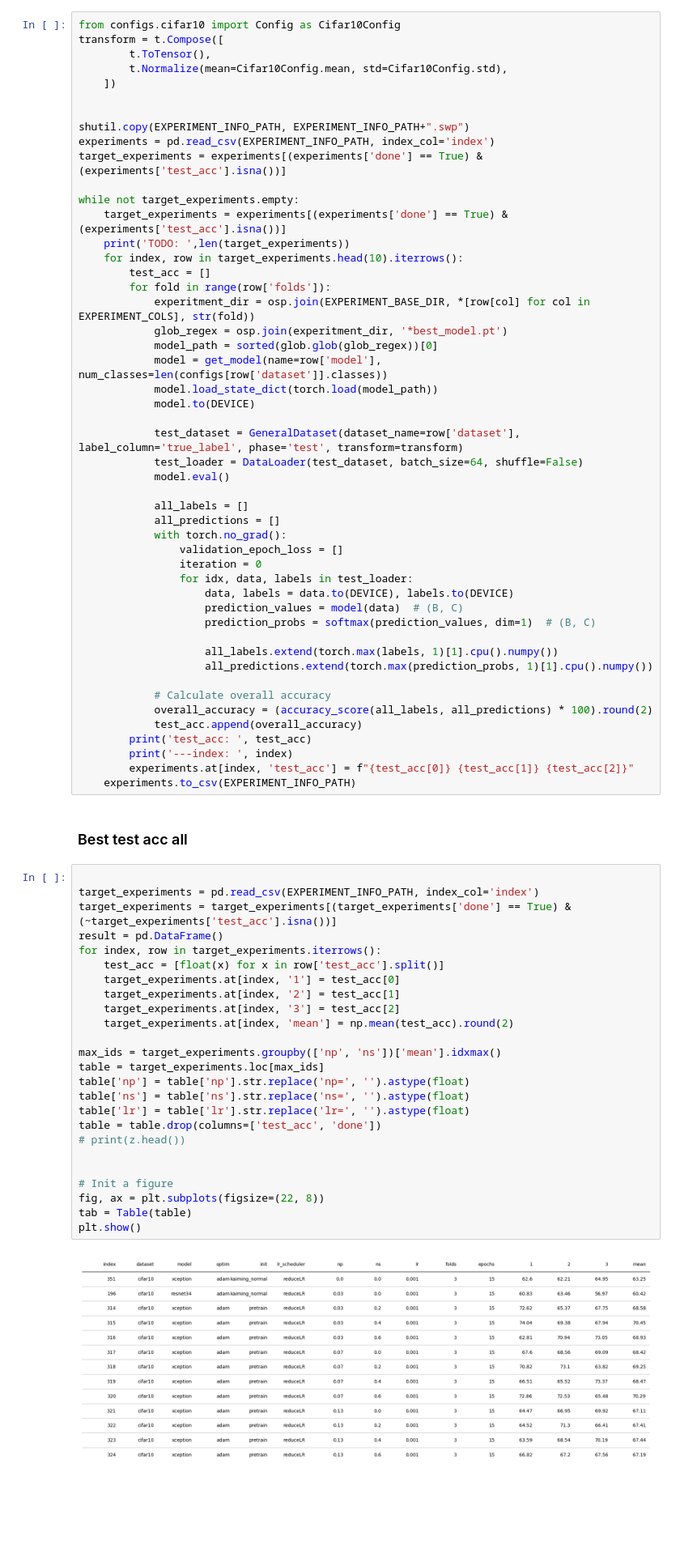
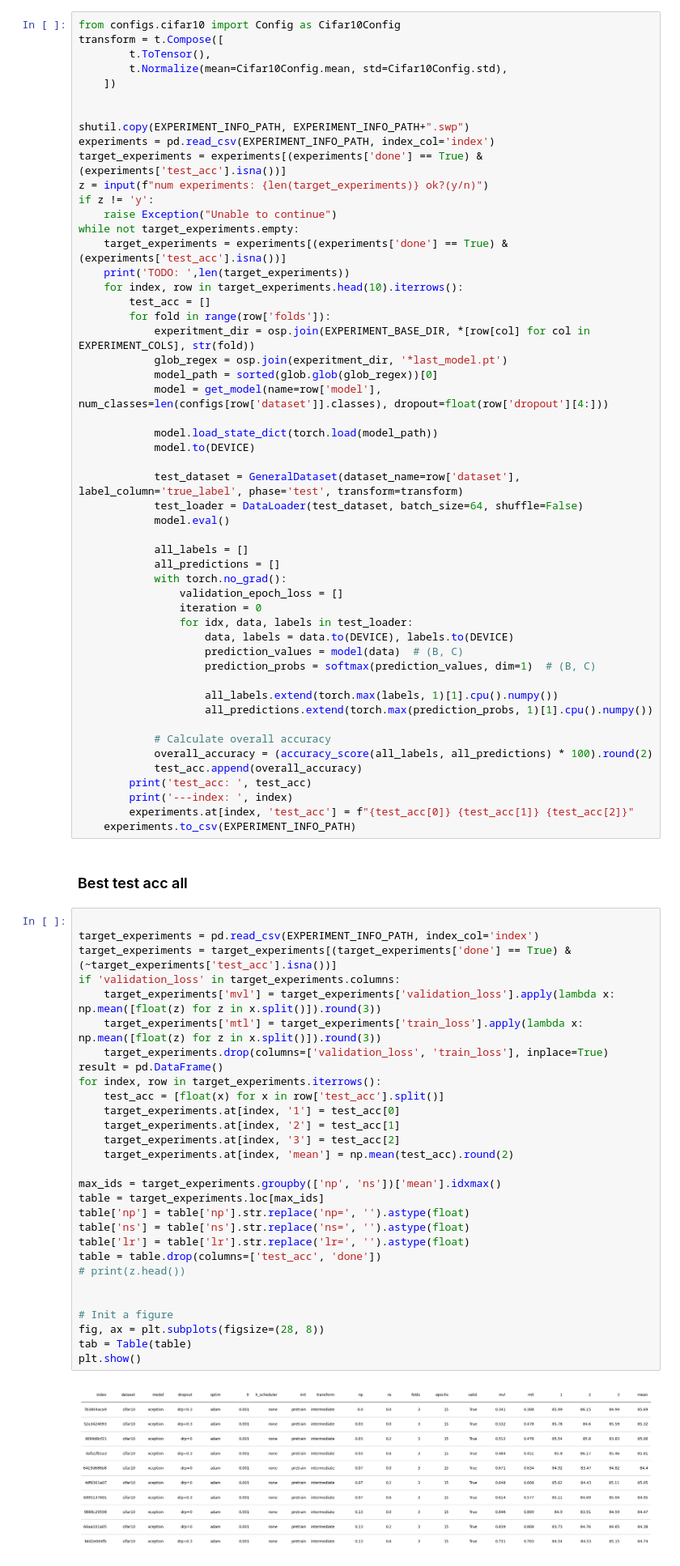
Before and after one commit to mj-haghighi/Anomaly-Detection, a Jupyter notebook: 1.test_acc.ipynb, the cells around one changed output. Shown: that part at 81% size. Saved outputs shown, nothing was run; the diff lists cells and outputs as text; blank space fills up the shorter version.

Commit message:
Archive last experiment and Calculate test accuracy and sort best test accuracy on noisy data per noise setting

```diff
--- a/1.test_acc.ipynb
+++ b/1.test_acc.ipynb
@@ -39,7 +39,9 @@ transform = t.Compose([
 shutil.copy(EXPERIMENT_INFO_PATH, EXPERIMENT_INFO_PATH+".swp")
 experiments = pd.read_csv(EXPERIMENT_INFO_PATH, index_col='index')
 target_experiments = experiments[(experiments['done'] == True) & (experiments['test_acc'].isna())]
-
+z = input(f"num experiments: {len(target_experiments)} ok?(y/n)")
+if z != 'y':
+    raise Exception("Unable to continue")
 while not target_experiments.empty:
     target_experiments = experiments[(experiments['done'] == True) & (experiments['test_acc'].isna())]
     print('TODO: ',len(target_experiments))
@@ -47,9 +49,10 @@ while not target_experiments.empty:
         test_acc = []
         for fold in range(row['folds']):
             experitment_dir = osp.join(EXPERIMENT_BASE_DIR, *[row[col] for col in EXPERIMENT_COLS], str(fold))
-            glob_regex = osp.join(experitment_dir, '*best_model.pt')
+            glob_regex = osp.join(experitment_dir, '*last_model.pt')
             model_path = sorted(glob.glob(glob_regex))[0]
-            model = get_model(name=row['model'], num_classes=len(configs[row['dataset']].classes))
+            model = get_model(name=row['model'], num_classes=len(configs[row['dataset']].classes), dropout=float(row['dropout'][4:]))
+
             model.load_state_dict(torch.load(model_path))
             model.to(DEVICE)
 
@@ -82,27 +85,31 @@ while not target_experiments.empty:
 # %%
 
 target_experiments = pd.read_csv(EXPERIMENT_INFO_PATH, index_col='index')
 target_experiments = target_experiments[(target_experiments['done'] == True) & (~target_experiments['test_acc'].isna())]
+if 'validation_loss' in target_experiments.columns:
+    target_experiments['mvl'] = target_experiments['validation_loss'].apply(lambda x: np.mean([float(z) for z in x.split()]).round(3))
+    target_experiments['mtl'] = target_experiments['train_loss'].apply(lambda x: np.mean([float(z) for z in x.split()]).round(3))
+    target_experiments.drop(columns=['validation_loss', 'train_loss'], inplace=True)
 result = pd.DataFrame()
 for index, row in target_experiments.iterrows():
     test_acc = [float(x) for x in row['test_acc'].split()]
     target_experiments.at[index, '1'] = test_acc[0]
     target_experiments.at[index, '2'] = test_acc[1]
     target_experiments.at[index, '3'] = test_acc[2]
     target_experiments.at[index, 'mean'] = np.mean(test_acc).round(2)
 
 max_ids = target_experiments.groupby(['np', 'ns'])['mean'].idxmax()
 table = target_experiments.loc[max_ids]
 table['np'] = table['np'].str.replace('np=', '').astype(float)
 table['ns'] = table['ns'].str.replace('ns=', '').astype(float)
 table['lr'] = table['lr'].str.replace('lr=', '').astype(float)
 table = table.drop(columns=['test_acc', 'done'])
 # print(z.head())
 
 
 # Init a figure
-fig, ax = plt.subplots(figsize=(22, 8))
+fig, ax = plt.subplots(figsize=(28, 8))
 tab = Table(table)
 plt.show()
 # %% [output]
-[figure, old version]
+[figure, new version]
```
Also changed, not shown: parts of 12 cells of this notebook.
